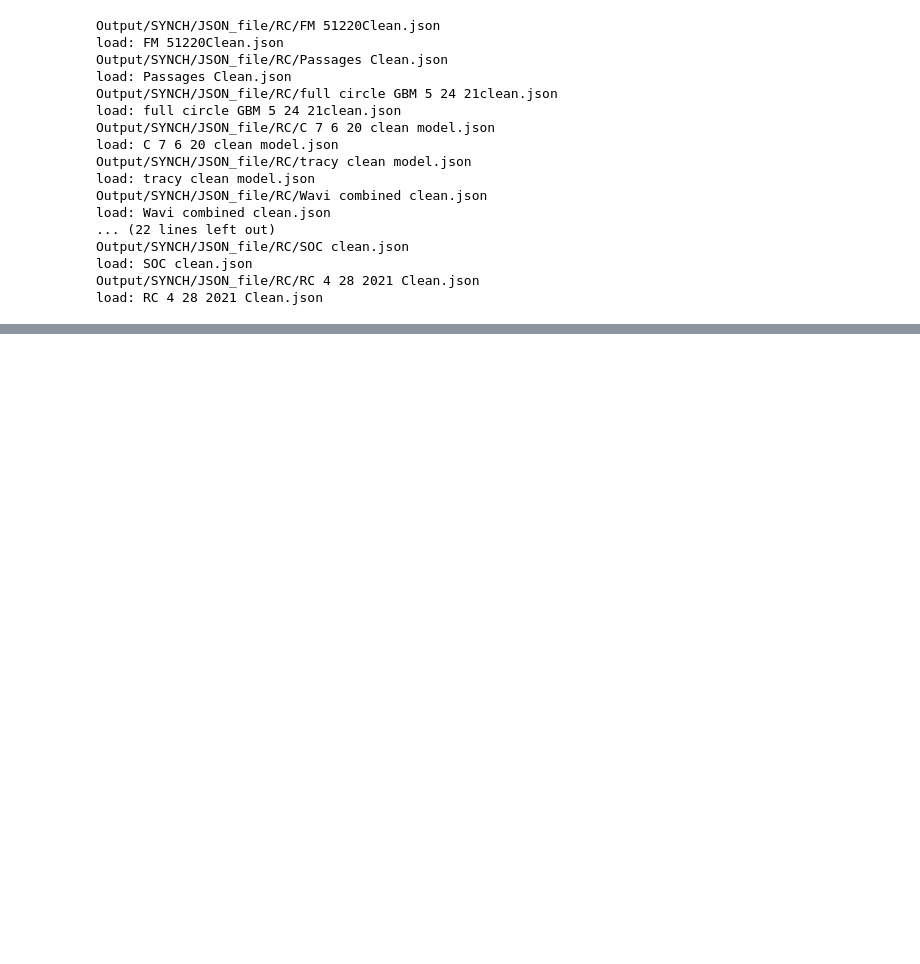
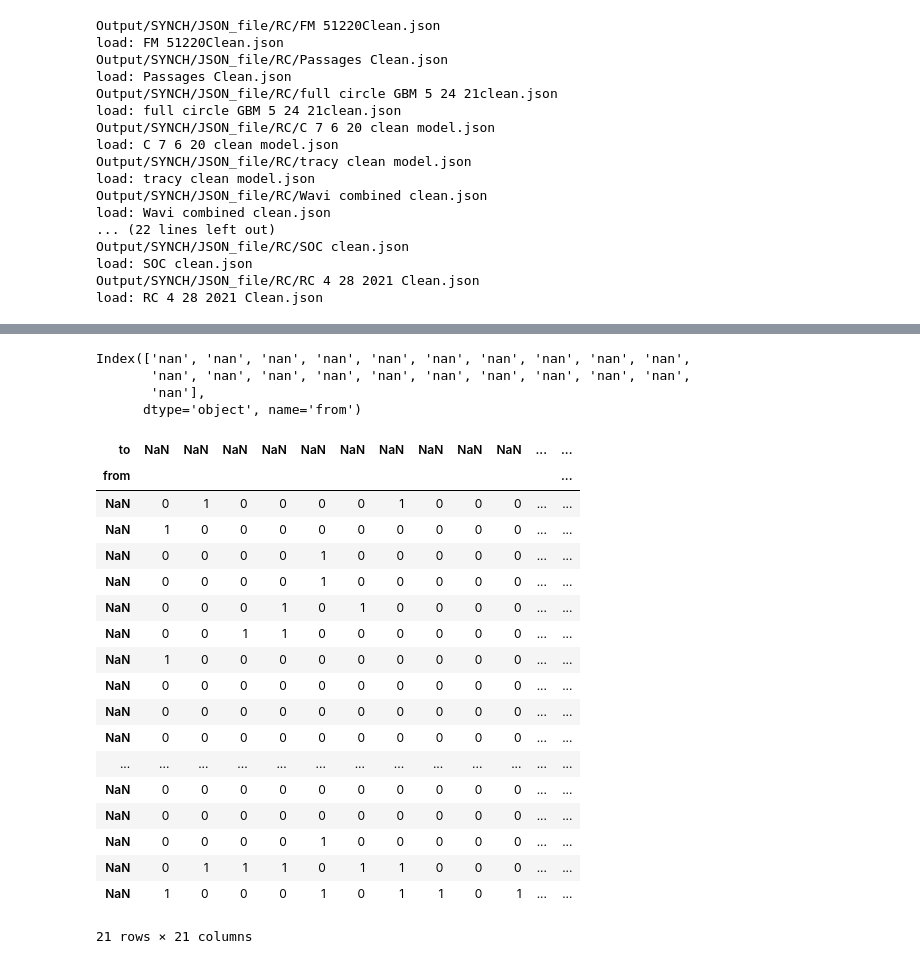
Before and after one commit to georgia-max/MentalMaps_Aggregation, a Jupyter notebook: Jupyter/aggregateCLD.ipynb, the cells around one changed output, grey strips where cells are left out. Saved outputs shown, nothing was run; the diff lists cells and outputs as text; code cells hidden in the pictures; blank space fills up the shorter version.

```diff
--- a/Jupyter/aggregateCLD.ipynb
+++ b/Jupyter/aggregateCLD.ipynb
@@ -132,0 +422,30 @@ df_rc_themes = pd.read_excel('Dataset/SYNCH/aggregate_theme/RC_Updated_Themes.xl
+# %%
+pol_mx.columns.astype(str)
+pol_mx.index.astype(str)
+# %% [output]
+Index(['nan', 'nan', 'nan', 'nan', 'nan', 'nan', 'nan', 'nan', 'nan', 'nan',
+       'nan', 'nan', 'nan', 'nan', 'nan', 'nan', 'nan', 'nan', 'nan', 'nan',
+       'nan'],
+      dtype='object', name='from')
+# %%
+pol_mx
+# %% [output]
+| to | NaN | NaN | NaN | NaN | NaN | NaN | NaN | NaN | NaN | NaN | ... | ... |
+| from |  |  |  |  |  |  |  |  |  |  |  | ... |
+| NaN | 0 | 1 | 0 | 0 | 0 | 0 | 1 | 0 | 0 | 0 | ... | ... |
+| NaN | 1 | 0 | 0 | 0 | 0 | 0 | 0 | 0 | 0 | 0 | ... | ... |
+| NaN | 0 | 0 | 0 | 0 | 1 | 0 | 0 | 0 | 0 | 0 | ... | ... |
+| NaN | 0 | 0 | 0 | 0 | 1 | 0 | 0 | 0 | 0 | 0 | ... | ... |
+| NaN | 0 | 0 | 0 | 1 | 0 | 1 | 0 | 0 | 0 | 0 | ... | ... |
+| NaN | 0 | 0 | 1 | 1 | 0 | 0 | 0 | 0 | 0 | 0 | ... | ... |
+| NaN | 1 | 0 | 0 | 0 | 0 | 0 | 0 | 0 | 0 | 0 | ... | ... |
+| NaN | 0 | 0 | 0 | 0 | 0 | 0 | 0 | 0 | 0 | 0 | ... | ... |
+| NaN | 0 | 0 | 0 | 0 | 0 | 0 | 0 | 0 | 0 | 0 | ... | ... |
+| NaN | 0 | 0 | 0 | 0 | 0 | 0 | 0 | 0 | 0 | 0 | ... | ... |
+| ... | ... | ... | ... | ... | ... | ... | ... | ... | ... | ... | ... | ... |
+| NaN | 0 | 0 | 0 | 0 | 0 | 0 | 0 | 0 | 0 | 0 | ... | ... |
+| NaN | 0 | 0 | 0 | 0 | 0 | 0 | 0 | 0 | 0 | 0 | ... | ... |
+| NaN | 0 | 0 | 0 | 0 | 1 | 0 | 0 | 0 | 0 | 0 | ... | ... |
+| NaN | 0 | 1 | 1 | 1 | 0 | 1 | 1 | 0 | 0 | 0 | ... | ... |
+| NaN | 1 | 0 | 0 | 0 | 1 | 0 | 1 | 1 | 0 | 1 | ... | ... |
+21 rows × 21 columns
```
Also changed, not shown: parts of 24 cells of this notebook, 1 other file.
